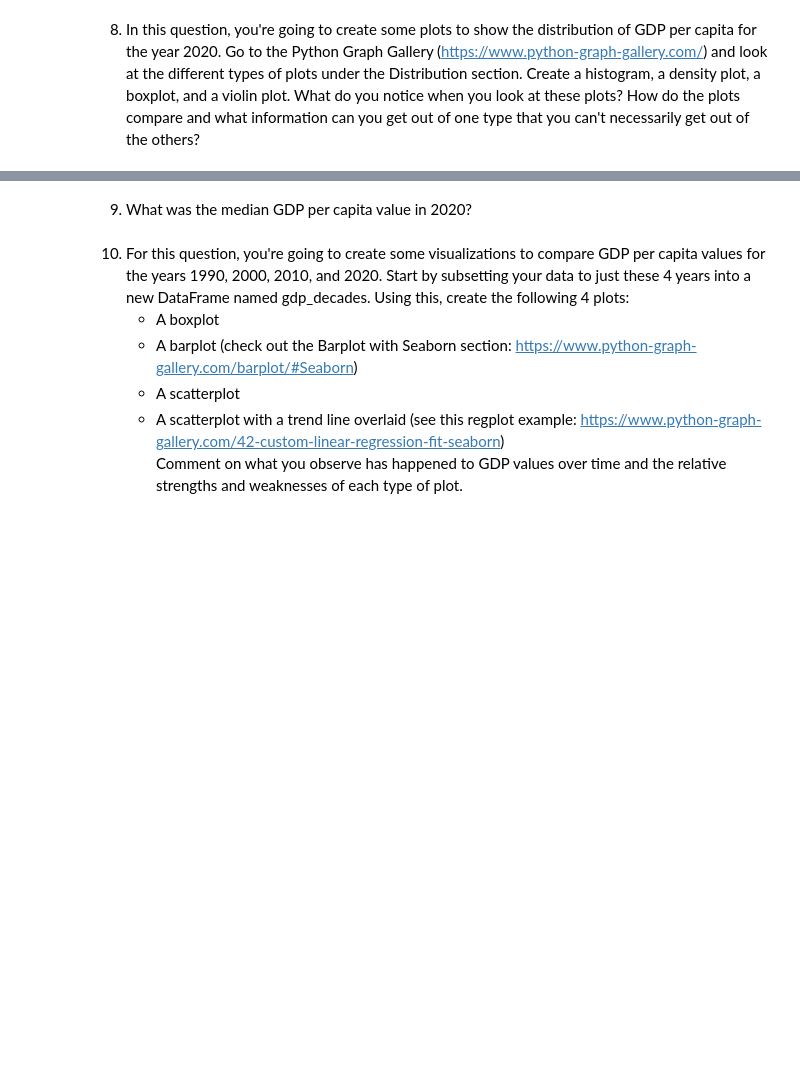
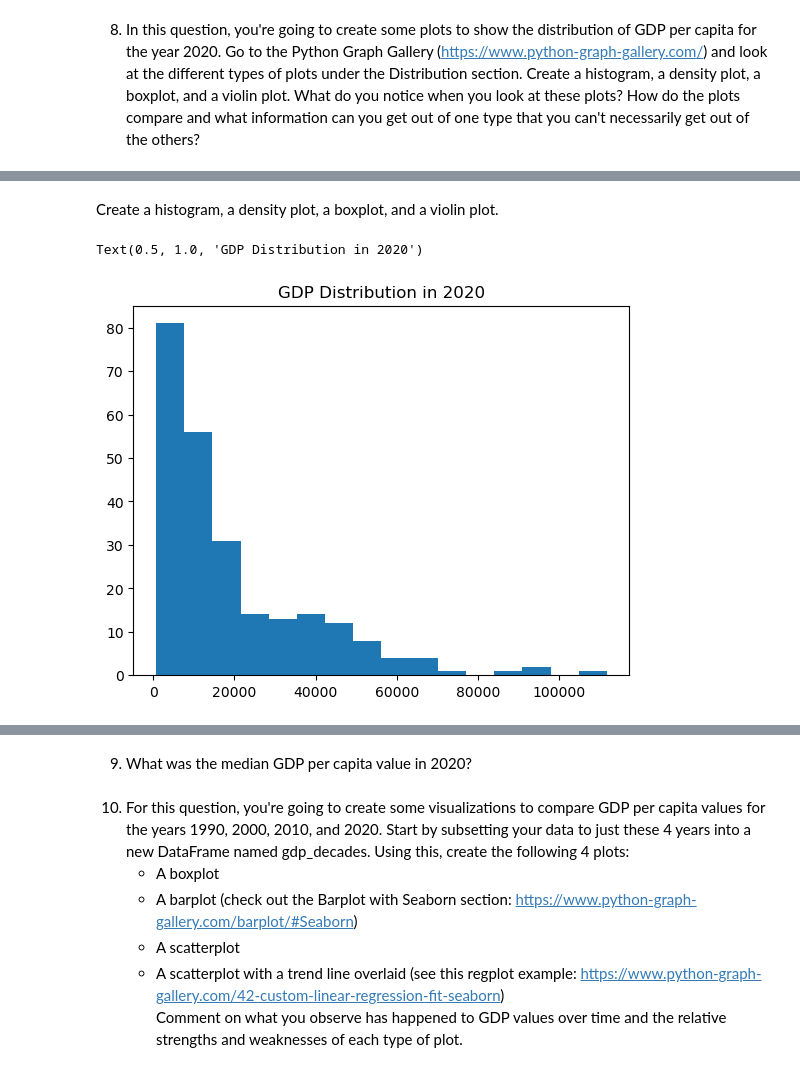
Before and after one commit to NSS-Data-Analytics-Cohort-10/gdp-and-internet-usage-marthahunter, a Jupyter notebook: notebooks/un_data_project.ipynb, the cells around one changed output, grey strips where cells are left out. Saved outputs shown, nothing was run; the diff lists cells and outputs as text; code cells hidden in the pictures; blank space fills up the shorter version.

```diff
--- a/notebooks/un_data_project.ipynb
+++ b/notebooks/un_data_project.ipynb
@@ -148,2 +148,5 @@ The observations per year increase steadily from 1990 to 2020 and then decrease
 # %% [markdown]
 8. In this question, you're going to create some plots to show the distribution of GDP per capita for the year 2020. Go to the Python Graph Gallery (https://www.python-graph-gallery.com/) and look at the different types of plots under the Distribution section. Create a histogram, a density plot, a boxplot, and a violin plot. What do you notice when you look at these plots? How do the plots compare and what information can you get out of one type that you can't necessarily get out of the others?
+# %%
+twenty_twenty = gdp_df[gdp_df["year"]==2020]
+print(twenty_twenty)
@@ -149,0 +179,9 @@ The observations per year increase steadily from 1990 to 2020 and then decrease
+# %% [markdown]
+Create a histogram, a density plot, a boxplot, and a violin plot.
+# %%
+x = twenty_twenty["GDP_per_capita"]
+plt.hist(x, bins ="auto")
+plt.title("GDP Distribution in 2020")
+# %% [output]
+Text(0.5, 1.0, 'GDP Distribution in 2020')
+[figure, added]
```
Also changed, not shown: parts of 17 cells of this notebook.
